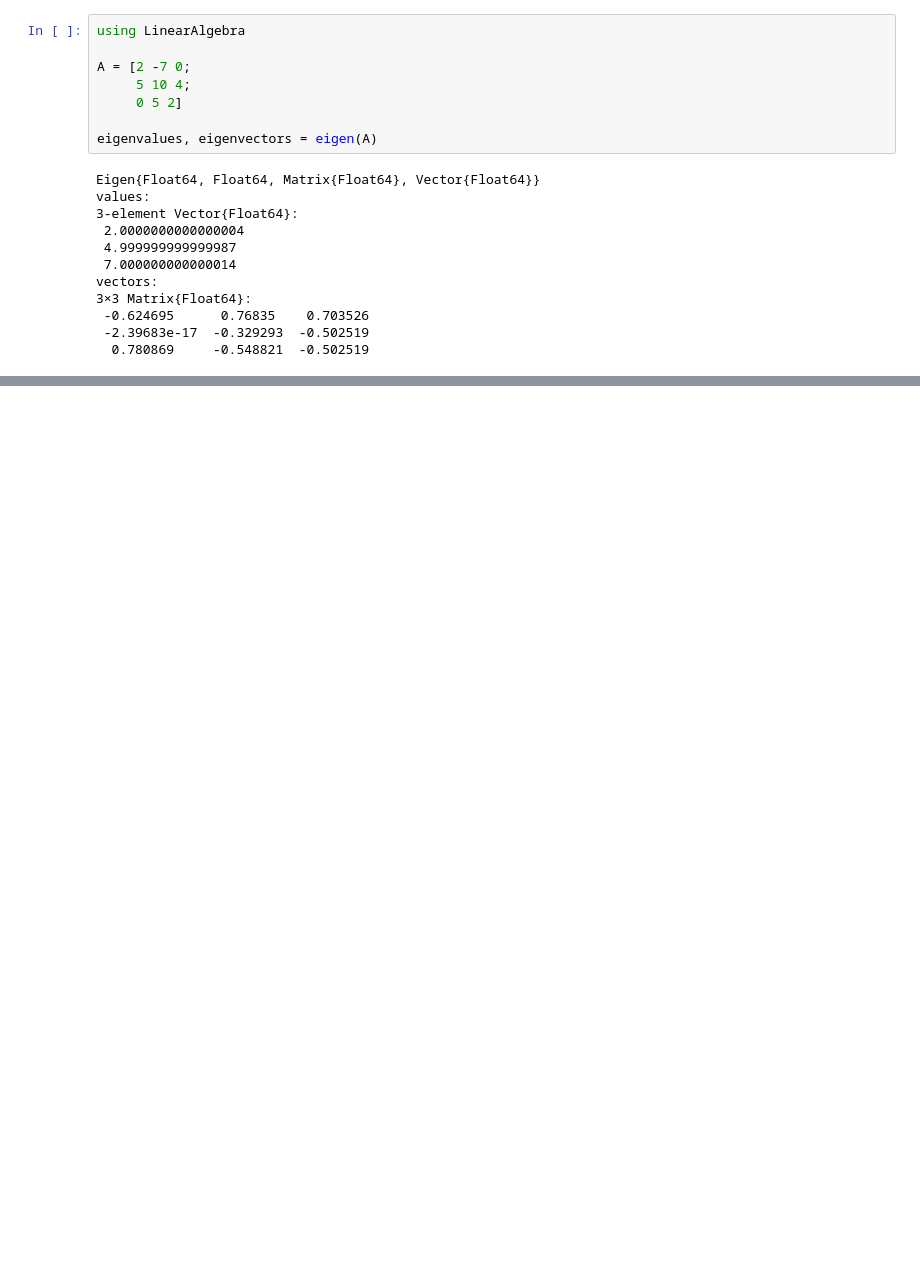
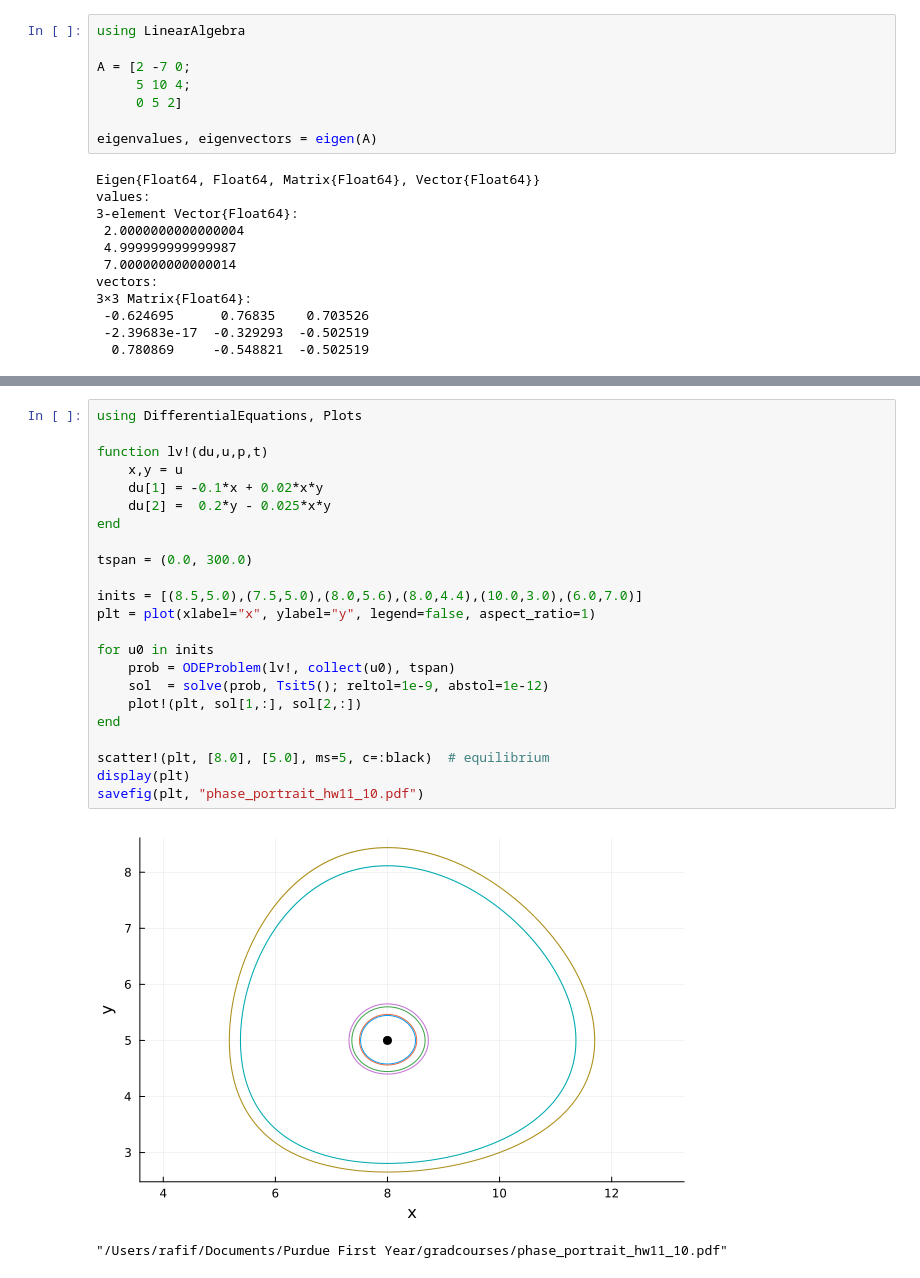
Before and after one commit to rafifsr/gradcourses, a Jupyter notebook: 630_hw11.ipynb, the cells around one changed output, grey strips where cells are left out. Drawn from its saved outputs; the diff is of its cells as text; blank space fills up the shorter version.

Commit message:
630 hw11 prob8

```diff
--- a/630_hw11.ipynb
+++ b/630_hw11.ipynb
@@ -63,0 +269,26 @@ Eigenvalues of A:
+# %%
+using DifferentialEquations, Plots
+
+function lv!(du,u,p,t)
+    x,y = u
+    du[1] = -0.1*x + 0.02*x*y
+    du[2] =  0.2*y - 0.025*x*y
+end
+
+tspan = (0.0, 300.0)
+
+inits = [(8.5,5.0),(7.5,5.0),(8.0,5.6),(8.0,4.4),(10.0,3.0),(6.0,7.0)]
+plt = plot(xlabel="x", ylabel="y", legend=false, aspect_ratio=1)
+
+for u0 in inits
+    prob = ODEProblem(lv!, collect(u0), tspan)
+    sol  = solve(prob, Tsit5(); reltol=1e-9, abstol=1e-12)
+    plot!(plt, sol[1,:], sol[2,:])
+end
+
+scatter!(plt, [8.0], [5.0], ms=5, c=:black)  # equilibrium
+display(plt)
+savefig(plt, "phase_portrait_hw11_10.pdf")
+# %% [output]
+[figure, added]
+"/Users/rafif/Documents/Purdue First Year/gradcourses/phase_portrait_hw11_10.pdf"
```
Also changed, not shown: parts of 6 cells of this notebook, 1 other file.
